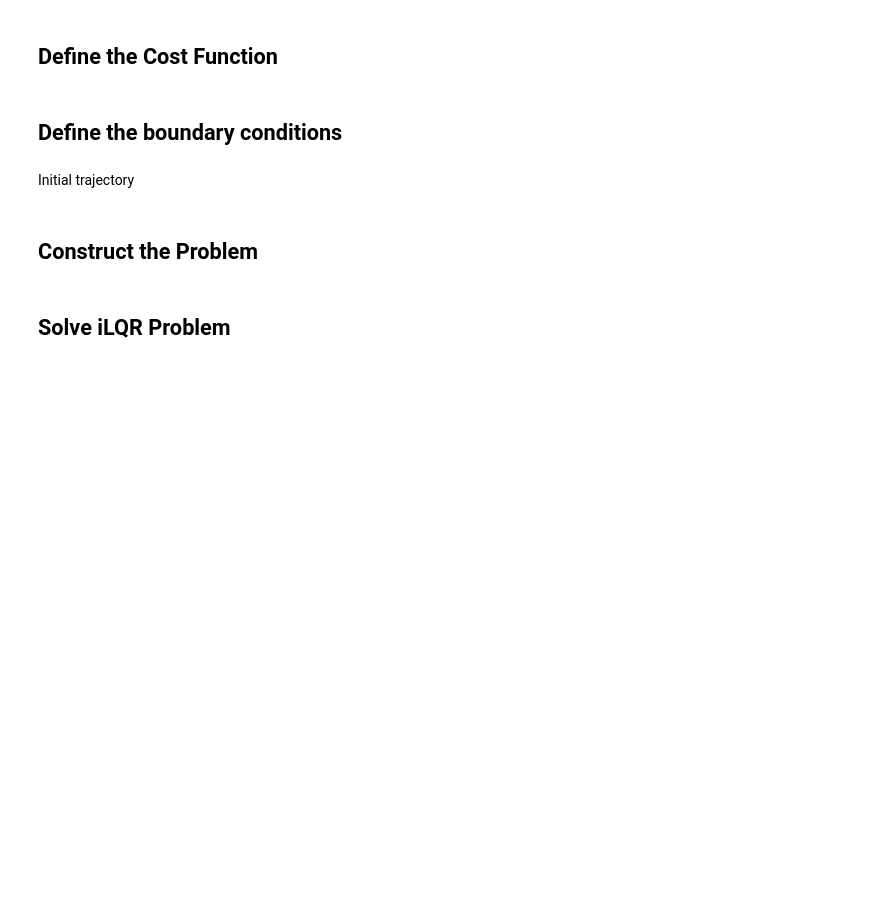
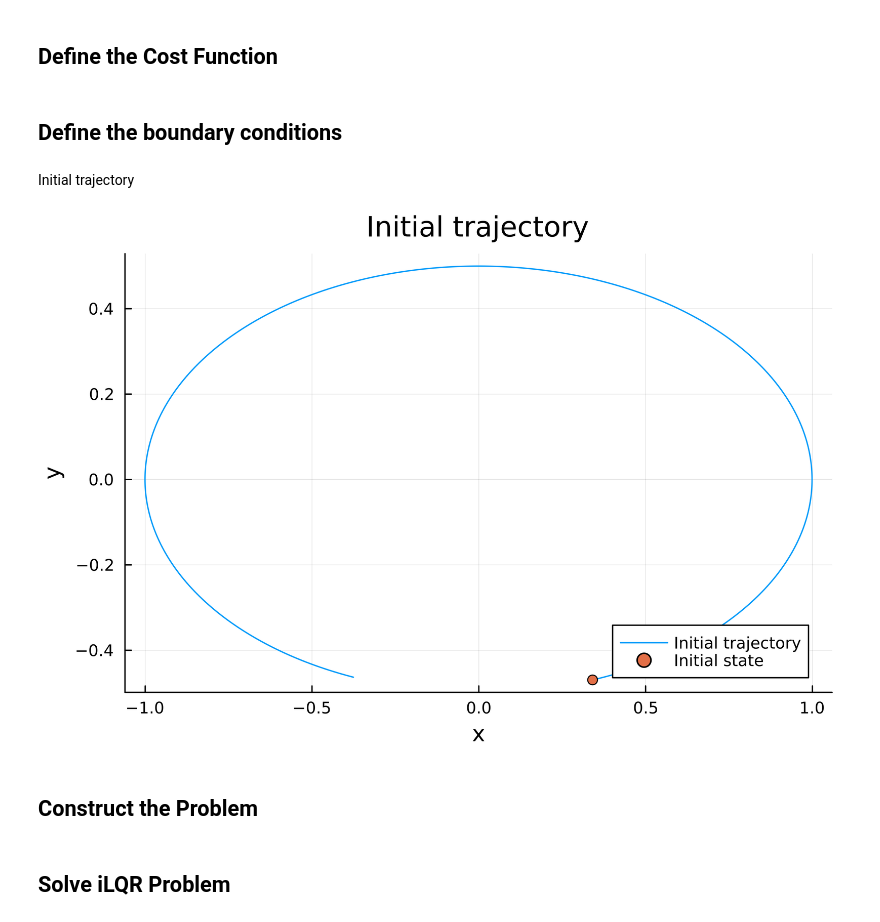
Before and after one commit to astomodynamics/CDDP.jl-old, a Jupyter notebook: notebooks/test_hcw.ipynb, the cells around one changed output. Drawn from its saved outputs; the diff is of its cells as text; code cells hidden in the pictures; blank space fills up the shorter version.

```diff
--- a/notebooks/test_hcw.ipynb
+++ b/notebooks/test_hcw.ipynb
@@ -55,7 +58,12 @@ x_final = model.x_final;
 # %% [markdown]
 Initial trajectory
 # %%
-X0, U0 = initialize_trajectory(model);
+X0, U0 = initialize_trajectory(model, tf, tN, x_init, model.f!);
+# %%
+plot(X0[2,:], X0[1,:], label="Initial trajectory", xlabel="x", ylabel="y", title="Initial trajectory", legend=:bottomright)
+scatter!((x_init[2], x_init[1]), label="Initial state")
+# %% [output]
+[figure, added]
 # %% [markdown]
 ## Construct the Problem
 # %%
```
Also changed, not shown: parts of 5 cells of this notebook, 6 other files.
